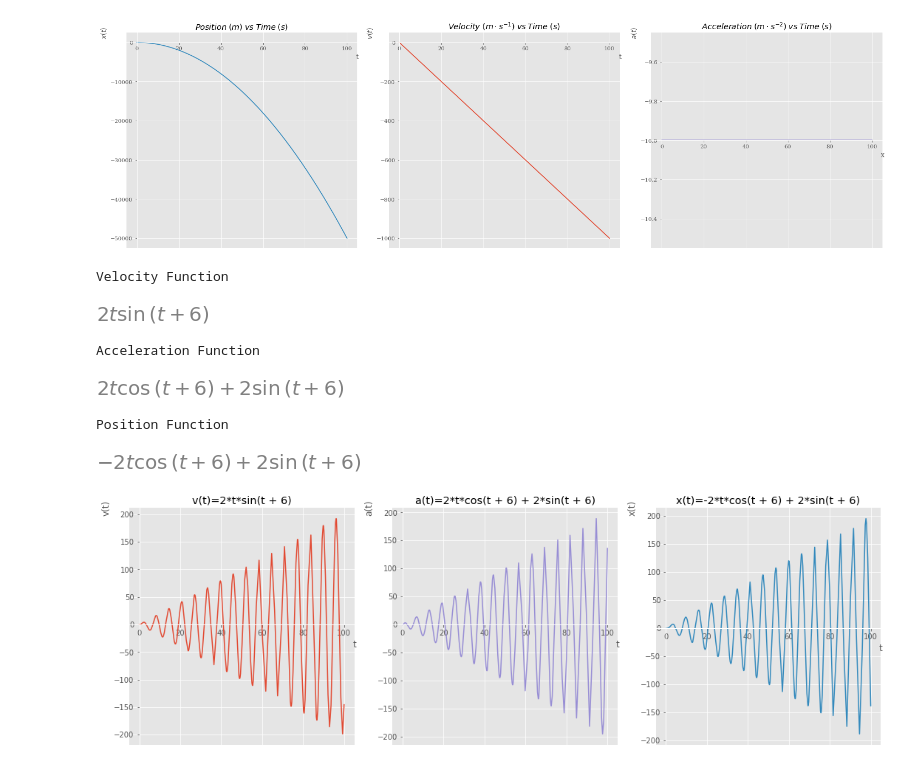
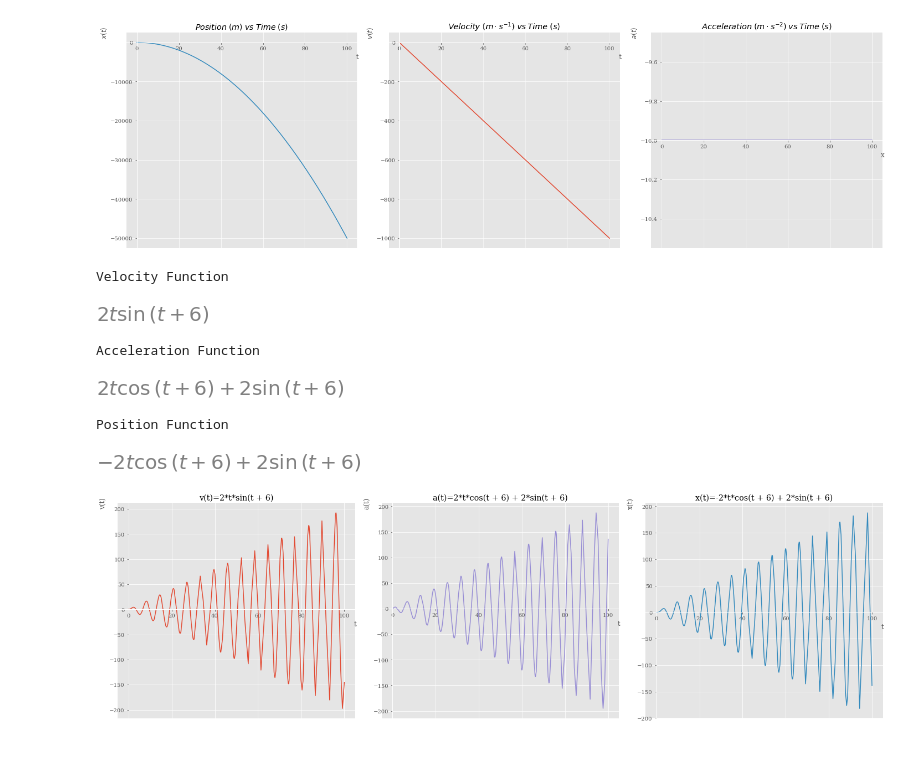
Before and after one commit to Muhammad-Nabeel-Sh/Interactive_Notebooks, a Jupyter notebook: Physics_Motion_1D.ipynb, the cells around one changed output. Cells and saved outputs as stored; diff of their text form; code cells hidden in the pictures.

```diff
--- a/Physics_Motion_1D.ipynb
+++ b/Physics_Motion_1D.ipynb
@@ -127,31 +127,31 @@ Acceleration Function
 # %%
 velocity_function = input("Enter the velocity function in terms of t v(t)= ")
 velocity_argument = sp.expand(velocity_function)
 print("Velocity Function")
 display(velocity_argument)
 
 acceleration_function = sp.expand(sp.diff(velocity_function,t))
 print("Acceleration Function")
 display(acceleration_function)
 
 position_function = sp.expand(sp.integrate(velocity_function,t))
 print("Position Function")
 display(position_function)
 
 pos = sp.plot(position_function,(t,0,100), title=f"x(t)={position_function}", ylabel='x(t)', show=False, line_color="#348abd")
 vel = sp.plot(velocity_argument,(t,0,100), title=f"v(t)={velocity_argument}", ylabel='v(t)', show=False, line_color="#e24a33")
 acc = sp.plot(acceleration_function,(t,0,100), title=f"a(t)={acceleration_function}", ylabel='a(t)', show=False, line_color="#988ed5")
 
-plot_grid = sp.plotting.PlotGrid(1,3,vel,acc,pos, size=(15,5))
+plot_grid = sp.plotting.PlotGrid(1,3,vel,acc,pos, size=(20,6))
 # plot_grid.show()
 # %% [output]
 Velocity Function
 [figure]
 Acceleration Function
 [figure]
 Position Function
 [figure]
-[figure, old version]
+[figure, new version]
 # %%
 acceleration_function = input("Enter the acceleration function in terms of t a(t)= ")
 acceleration_argument = sp.expand(acceleration_function)
```
Also changed, not shown: parts of 1 cell of this notebook, 1 other file.
